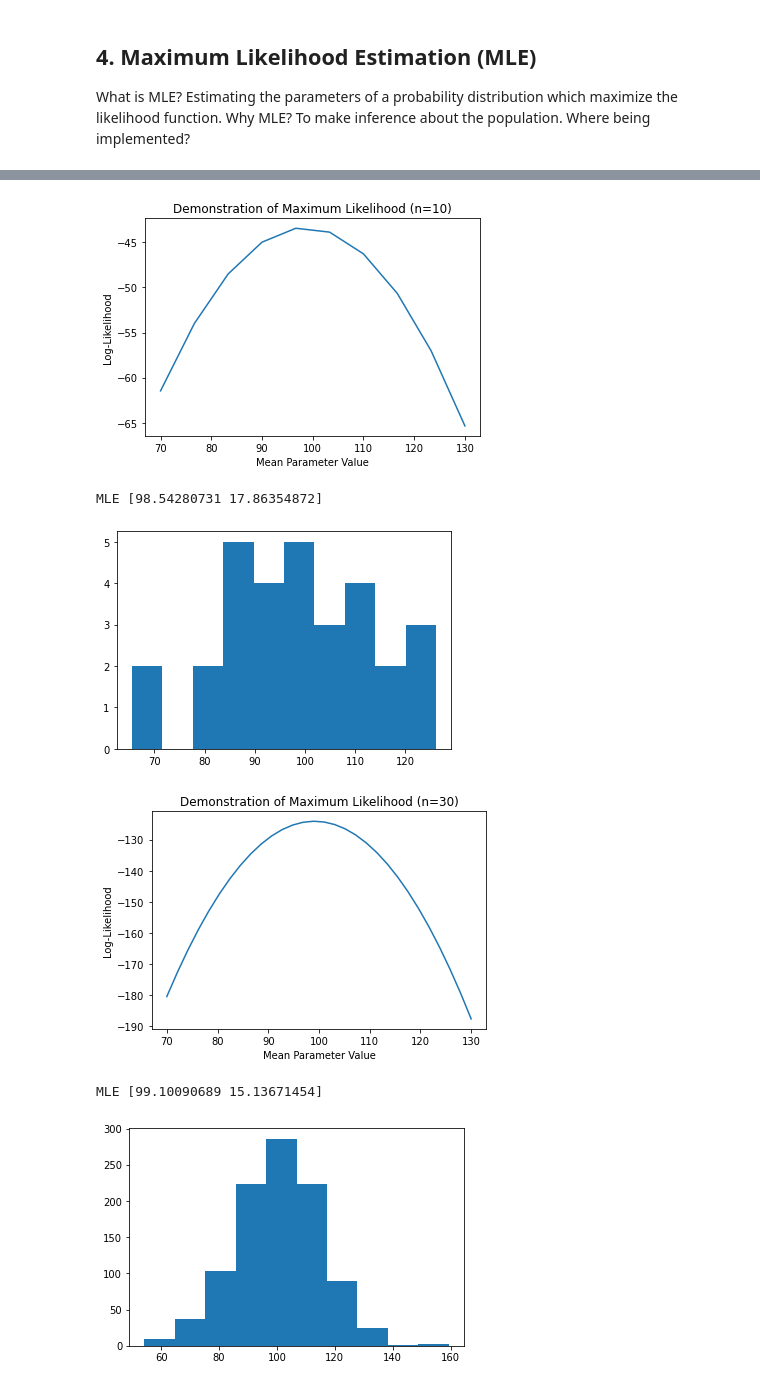
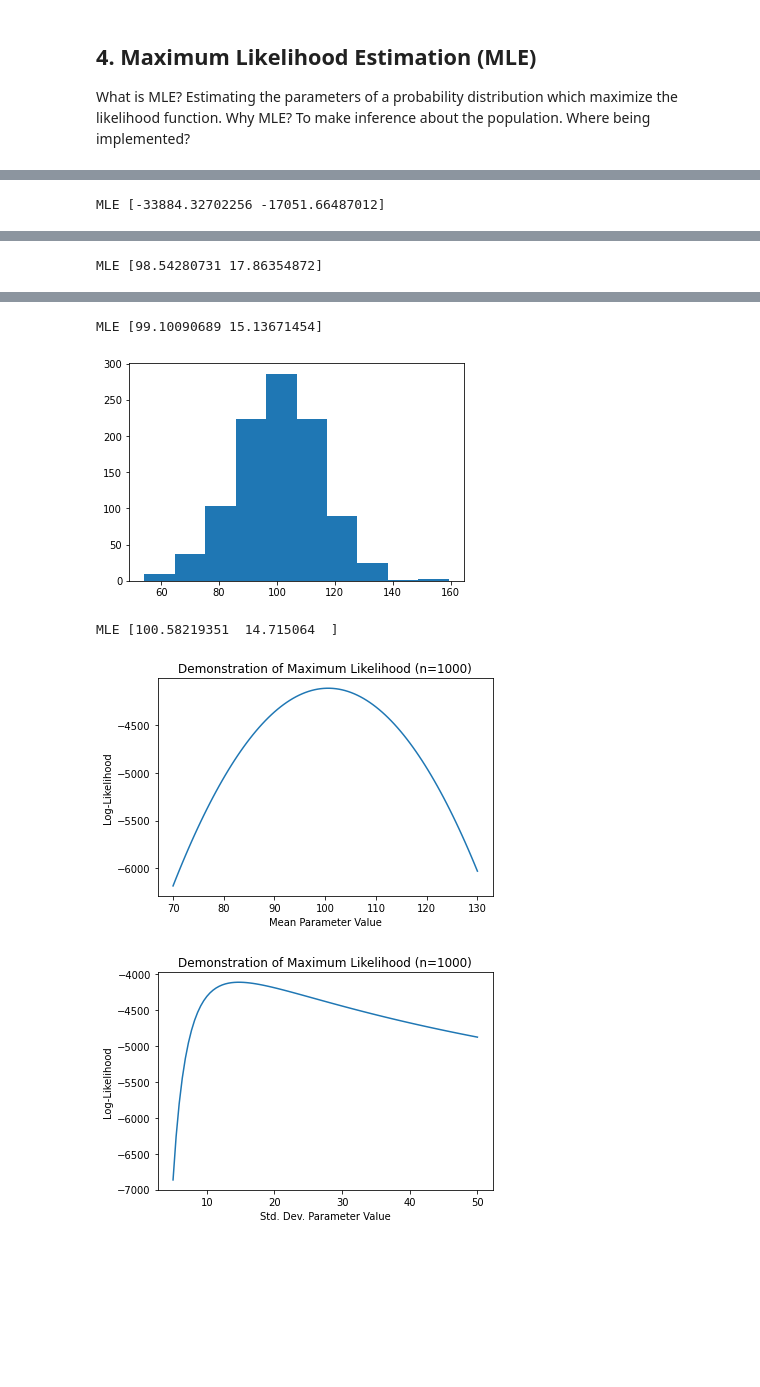
Before and after one commit to imranfadhil/our-learnings, a Jupyter notebook: B3_probability_basic_statistics.ipynb, the cells around one changed output, grey strips where cells are left out. Saved outputs shown, nothing was run; the diff lists cells and outputs as text; code cells hidden in the pictures; blank space fills up the shorter version.

```diff
--- a/B3_probability_basic_statistics.ipynb
+++ b/B3_probability_basic_statistics.ipynb
@@ -55,7 +57,7 @@ def volumetric_method(
     reserves = a * h * poro * (1 - sw) / bo * rf
     return reserves
 
-n_try = 100000
+n_try = 10000
 reserves = np.empty(0)
 for i in range(n_try):
     result = volumetric_method(
@@ -70,11 +72,15 @@ for i in range(n_try):
     reserves = np.append(reserves, result)
 
 a = np.hstack(reserves)
-_ = plt.hist(a, bins='auto')  # arguments are passed to np.histogram
-plt.title(f"Reserves Estimation ({n_try})")
+_ = plt.hist(a, density=True, bins='auto')  # arguments are passed to np.histogram
+plt.title(f"Reserves Estimation ({n_try} samples)")
+plt.xlabel('Reserves (m3)')
+p10, p50, p90 = np.percentile(reserves, [10, 50, 90])
+plt.axvline(x=p10, color='b')
+plt.axvline(x=p50, color='r')
+plt.axvline(x=p90, color='g')
 plt.show()
-p10, p50, p90 = np.percentile(reserves, [10, 50, 90])
-print('P10', p10)
-print('P50', p50)
-print('P90', p90)
+print(f'P10 (1P): {p10} m3')
+print(f'P50 (2P): {p50} m3')
+print(f'P90 (3P): {p90} m3')
 # %% [output]
@@ -260,19 +240,32 @@ init_mu = 100
 init_sigma = 15
 for i in n:
     data = norm.rvs(loc=init_mu, scale=init_sigma, size=i, random_state=1)
-    x = np.linspace(70, 130, i)
-    y = [likelihood([val, init_sigma], data) for val in x]
 
     # Estimating mu and sigma based on the sample data points using MLE approach
     result = minimize(neglikelihood, [50, 10], args=(data))
 
     plt.hist(data)
     plt.show()
-    plt.plot(x, y)
-    plt.title(f'Demonstration of Maximum Likelihood (n={i})')
-    plt.ylabel('Log-Likelihood')
-    plt.xlabel('Mean Parameter Value')
-    plt.show()
     print(f'MLE {result.x}')
+
+x = np.linspace(70, 130, 100)
+y = [likelihood([val, init_sigma], data) for val in x]
+
+plt.plot(x, y)
+plt.title(f'Demonstration of Maximum Likelihood (n={i})')
+plt.ylabel('Log-Likelihood')
+plt.xlabel('Mean Parameter Value')
+plt.show()
+
+
+x = np.linspace(5, 50, 100)
+y = [likelihood([init_mu, val], data) for val in x]
+
+plt.plot(x, y)
+plt.title(f'Demonstration of Maximum Likelihood (n={i})')
+plt.ylabel('Log-Likelihood')
+plt.xlabel('Std. Dev. Parameter Value')
+plt.show()
 # %% [output]
 [figure]
+MLE [-33884.32702256 -17051.66487012]
@@ -280,0 +273 @@ MLE [-33884.32702256 -17051.66487012]
+MLE [98.54280731 17.86354872]
@@ -282,6 +275,5 @@ MLE [-33884.32702256 -17051.66487012]
+MLE [99.10090689 15.13671454]
-[figure, old version]
+[figure, new version]
-MLE [98.54280731 17.86354872]
+MLE [100.58219351  14.715064  ]
-[figure, old version]
+[figure, new version]
-[figure, old version]
+[figure, new version]
-MLE [99.10090689 15.13671454]
-[figure, removed]
```
Also changed, not shown: parts of 6 cells of this notebook.
